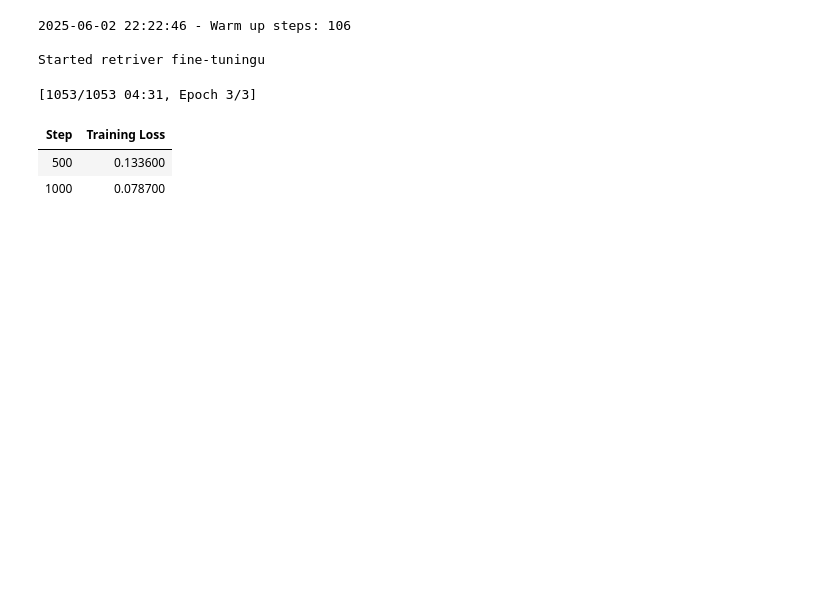
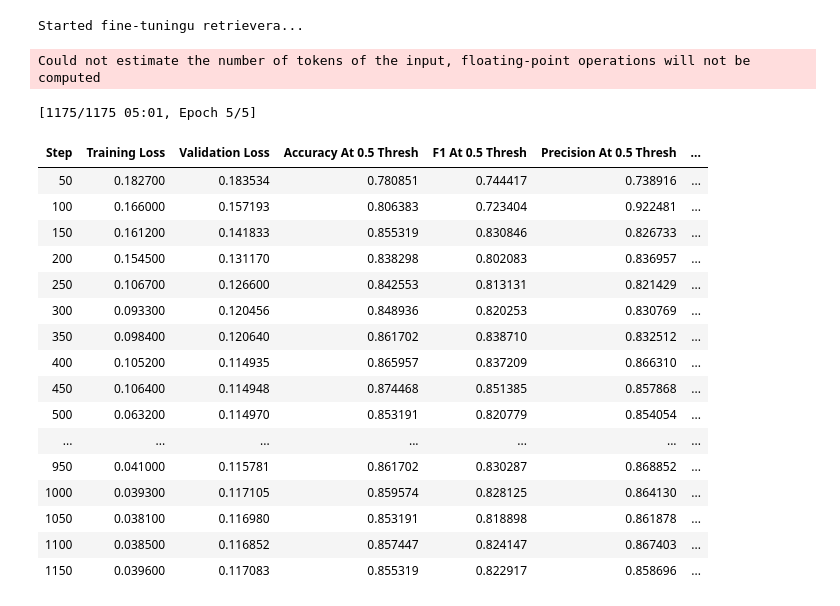
Before and after one commit to Kapturz0ny/rag-wiki, a Jupyter notebook: notebooks/03_finetune_retriver.ipynb, the cells around one changed output. Saved outputs shown, nothing was run; the diff lists cells and outputs as text; code cells hidden in the pictures; blank space fills up the shorter version.

Commit message:
changed finetuning to use trainer instead of model.fit for better control and logging

```diff
--- a/notebooks/03_finetune_retriver.ipynb
+++ b/notebooks/03_finetune_retriver.ipynb
@@ -57,27 +243,60 @@ Base model loaded.
 # %%
-warmup_steps = math.ceil(len(train_dataloader) * NUM_EPOCHS * 0.1)
-logging.info(f"Warm up steps: {warmup_steps}")
+training_args = TrainingArguments(
+    output_dir=FINETUNED_MODEL_SAVE_PATH_TRAINER,
+    num_train_epochs=NUM_EPOCHS,
+    per_device_train_batch_size=TRAIN_BATCH_SIZE_PER_DEVICE,
+    per_device_eval_batch_size=EVAL_BATCH_SIZE_PER_DEVICE,
+    learning_rate=LEARNING_RATE,
+    weight_decay=WEIGHT_DECAY,
+    warmup_ratio=WARMUP_RATIO,
+    logging_dir=os.path.join(FINETUNED_MODEL_SAVE_PATH_TRAINER, 'logs'),
+    logging_steps=LOGGING_STEPS,
+    eval_strategy="steps",
+    eval_steps=EVALUATION_STEPS,
+    save_strategy="steps",
+    save_steps=SAVE_STEPS,
+    save_total_limit=2,
+    load_best_model_at_end=True,
+    metric_for_best_model="eval_f1_at_0.5_thresh",
+    greater_is_better=True,
+    report_to="tensorboard",
+    fp16=torch.cuda.is_available(),
+    remove_unused_columns=False,
+)
 
-print("\nStarted retriver fine-tuningu")
-model.fit(train_objectives=[(train_dataloader, train_loss)],
-          epochs=NUM_EPOCHS,
-          warmup_steps=warmup_steps,
-          output_path=FINETUNED_MODEL_SAVE_PATH,
-          show_progress_bar=True,
-          # optimizer_class=torch.optim.AdamW # default
-          weight_decay=0.01,
-          save_best_model=True,
-          checkpoint_path=os.path.join(FINETUNED_MODEL_SAVE_PATH, "checkpoints"),
-          checkpoint_save_steps=int(len(train_dataloader) * 0.5),
-          checkpoint_save_total_limit=3
-         )
+trainer = Trainer(
+    model=sbert_wrapper_model_for_trainer,
+    args=training_args,
+    train_dataset=train_torch_dataset,
+    eval_dataset=val_torch_dataset,
+    compute_metrics=compute_metrics,
+)
 
-print("Fine-tuning finished")
+print("\nStarted fine-tuningu retrievera...")
+train_result = trainer.train()
+
+print("Fine-tuning finished.")
+print(f"Train logs and metrics saved to: {training_args.logging_dir}")
+print(f"Best model saved to: {trainer.state.best_model_checkpoint}")
+print("You can delete rest of the models/checkpoints.")
 # %% [output]
-2025-06-02 22:22:46 - Warm up steps: 106
-
-Started retriver fine-tuningu
+Started fine-tuningu retrievera...
-[1053/1053 04:31, Epoch 3/3]
+Could not estimate the number of tokens of the input, floating-point operations will not be computed
+[1175/1175 05:01, Epoch 5/5]
-| Step | Training Loss |
-| 500 | 0.133600 |
-| 1000 | 0.078700 |
+| Step | Training Loss | Validation Loss | Accuracy At 0.5 Thresh | F1 At 0.5 Thresh | Precision At 0.5 Thresh | ... |
+| 50 | 0.182700 | 0.183534 | 0.780851 | 0.744417 | 0.738916 | ... |
+| 100 | 0.166000 | 0.157193 | 0.806383 | 0.723404 | 0.922481 | ... |
+| 150 | 0.161200 | 0.141833 | 0.855319 | 0.830846 | 0.826733 | ... |
+| 200 | 0.154500 | 0.131170 | 0.838298 | 0.802083 | 0.836957 | ... |
+| 250 | 0.106700 | 0.126600 | 0.842553 | 0.813131 | 0.821429 | ... |
+| 300 | 0.093300 | 0.120456 | 0.848936 | 0.820253 | 0.830769 | ... |
+| 350 | 0.098400 | 0.120640 | 0.861702 | 0.838710 | 0.832512 | ... |
+| 400 | 0.105200 | 0.114935 | 0.865957 | 0.837209 | 0.866310 | ... |
+| 450 | 0.106400 | 0.114948 | 0.874468 | 0.851385 | 0.857868 | ... |
+| 500 | 0.063200 | 0.114970 | 0.853191 | 0.820779 | 0.854054 | ... |
+| ... | ... | ... | ... | ... | ... | ... |
+| 950 | 0.041000 | 0.115781 | 0.861702 | 0.830287 | 0.868852 | ... |
+| 1000 | 0.039300 | 0.117105 | 0.859574 | 0.828125 | 0.864130 | ... |
+| 1050 | 0.038100 | 0.116980 | 0.853191 | 0.818898 | 0.861878 | ... |
+| 1100 | 0.038500 | 0.116852 | 0.857447 | 0.824147 | 0.867403 | ... |
+| 1150 | 0.039600 | 0.117083 | 0.855319 | 0.822917 | 0.858696 | ... |
```
Also changed, not shown: parts of 9 cells of this notebook, 2 other files.
